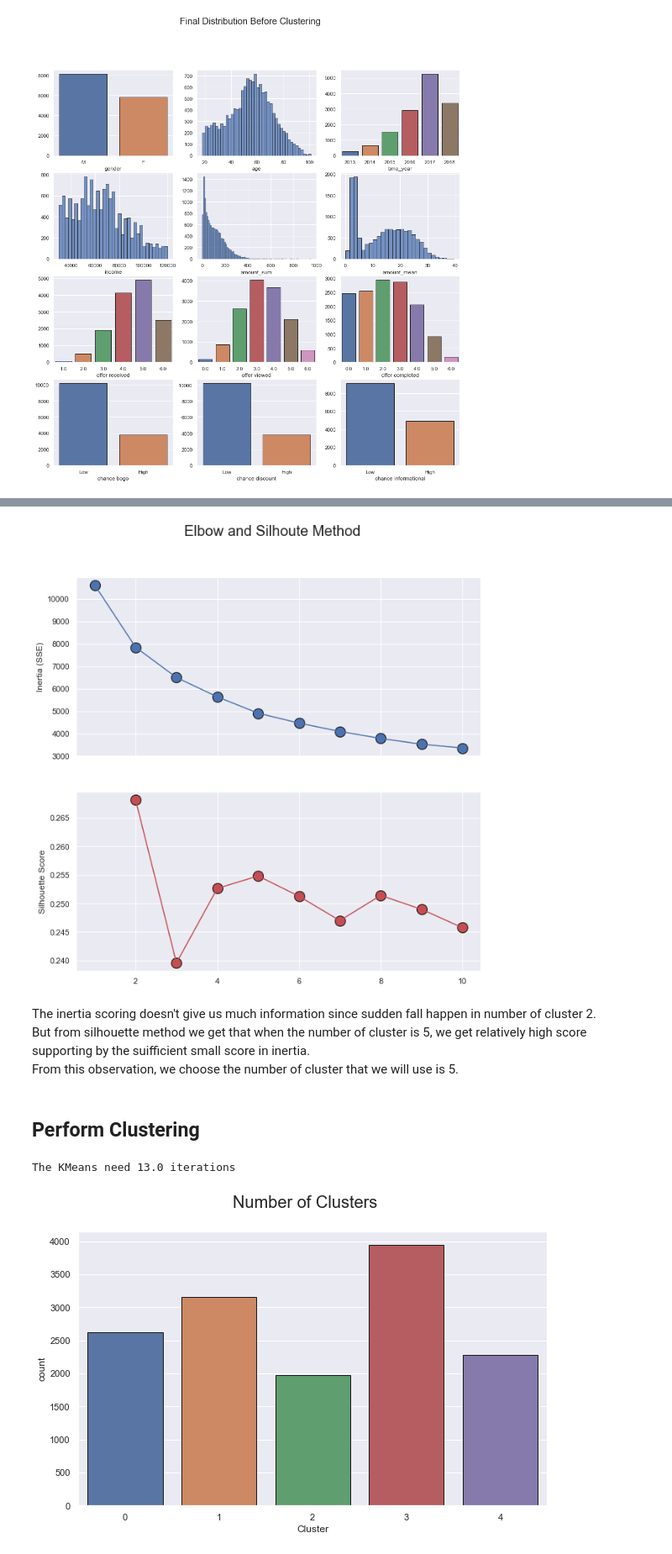
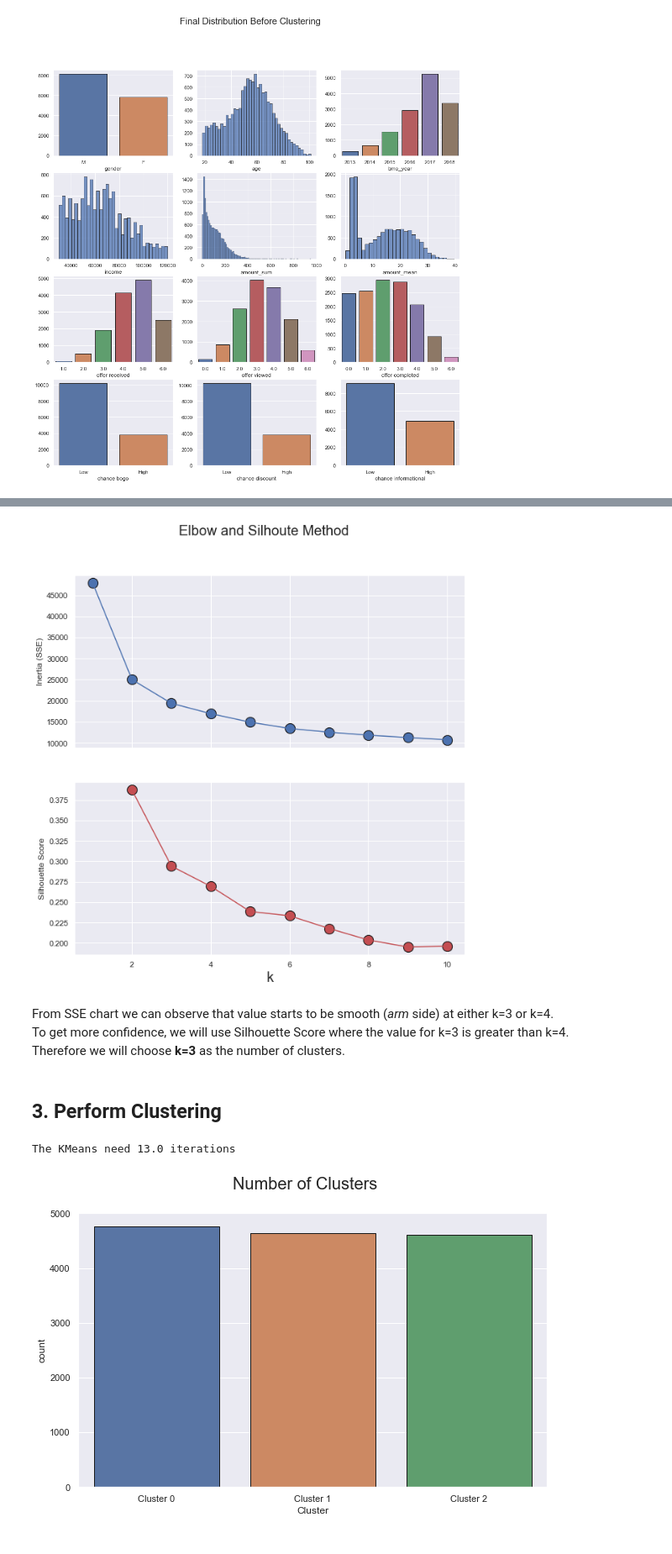
Before and after one commit to miqbalrp/Starbucks_Clustering, a Jupyter notebook: notebook/3. clustering.ipynb, the cells around one changed output, grey strips where cells are left out. Shown at 84% size. Drawn from its saved outputs; the diff is of its cells as text; code cells hidden in the pictures.

```diff
--- a/notebook/3. clustering.ipynb
+++ b/notebook/3. clustering.ipynb
@@ -101,0 +198,12 @@ sns.pairplot(pd.DataFrame(scaled_features))
+# %%
+scaled_features = pd.DataFrame()
+scaled_features['income'] = box_cox(features['income'])[:,0]
+scaled_features['amount_sum'] = box_cox(features['amount_sum'])[:,0]
+scaled_features['amount_mean'] = quantile(features['amount_mean'])[:,0]
+
+scaled_features['bogo'] = min_max(features['bogo'])[:,0]
+scaled_features['discount'] = min_max(features['discount'])[:,0]
+scaled_features['informational'] = min_max(features['informational'])[:,0]
+
+sns.pairplot(scaled_features)
+plt.show()
@@ -146,7 +253,6 @@ for k in clusters_silhouette:
     score = silhouette_score(scaled_features, kmeans.labels_)
     silhouette.append(score)
 # %%
-fig_dir = r'..\result\figure\\'
 fig_title = 'Elbow and Silhoute Method'
 
 fig, axs = plt.subplots(2,1, figsize=(10,10), sharex=True)
@@ -160,20 +266,22 @@ sns.scatterplot(ax=axs[1],x=clusters_silhouette, y=silhouette, s=200, color='r',
 
 axs[0].set_ylabel('Inertia (SSE)')
 axs[1].set_ylabel('Silhouette Score')
+axs[1].set_xlabel('k', fontsize=20)
 
-plt.savefig(fig_dir+fig_title+'.png')
+if(export_figure==True):
+    plt.savefig(fig_dir+fig_title+'.png')
 plt.show()
 # %% [output]
-[figure, old version]
+[figure, new version]
-# %% [markdown]
-The inertia scoring doesn't give us much information since sudden fall happen in number of cluster 2.<br>
-But from silhouette method we get that when the number of cluster is 5, we get relatively high score supporting by the suifficient small score in inertia.<br>
-From this observation, we choose the number of cluster that we will use is 5.
+# %% [markdown]
+From SSE chart we can observe that value starts to be smooth (*arm* side) at either k=3 or k=4. <br>
+To get more confidence, we will use Silhouette Score where the value for k=3 is greater than k=4.<br>
+Therefore we will choose **k=3** as the number of clusters.
 # %% [markdown]
-## Perform Clustering
+## 3. Perform Clustering
 # %%
 kmeans = KMeans(init='random',
-               n_clusters=5,
+               n_clusters=3,
                n_init=10,
                max_iter=300,
                random_state=69)
@@ -182,18 +290,25 @@ kmeans.fit(scaled_features)
 print('The KMeans need {0:.1f} iterations' .format(kmeans.n_iter_))
 # %% [output]
 The KMeans need 13.0 iterations
+# %%
+cluster_name = []
+for i in range(len(kmeans.labels_)):
+    clusters = "Cluster " + str(kmeans.labels_[i])
+    cluster_name.append(clusters)
+
+df['Cluster'] = cluster_name
+
+cluster = np.unique(df['Cluster'])
 # %%
-df['Cluster'] = kmeans.labels_
-
-fig_dir = r'..\result\figure\\'
 fig_title = 'Number of Clusters'
 
 fig, axs = plt.subplots(1,1, figsize=(10,6))
 fig.suptitle(fig_title, fontsize=20)
 
-sns.countplot(data=df, x='Cluster', edgecolor='k')
+sns.countplot(data=df, x='Cluster', edgecolor='k', order=cluster)
 
-plt.savefig(fig_dir+fig_title+'.png')
+if(export_figure==True):
+    plt.savefig(fig_dir+fig_title+'.png')
 plt.show()
 # %% [output]
-[figure, old version]
+[figure, new version]
```
Also changed, not shown: parts of 39 cells of this notebook, 31 other files.
